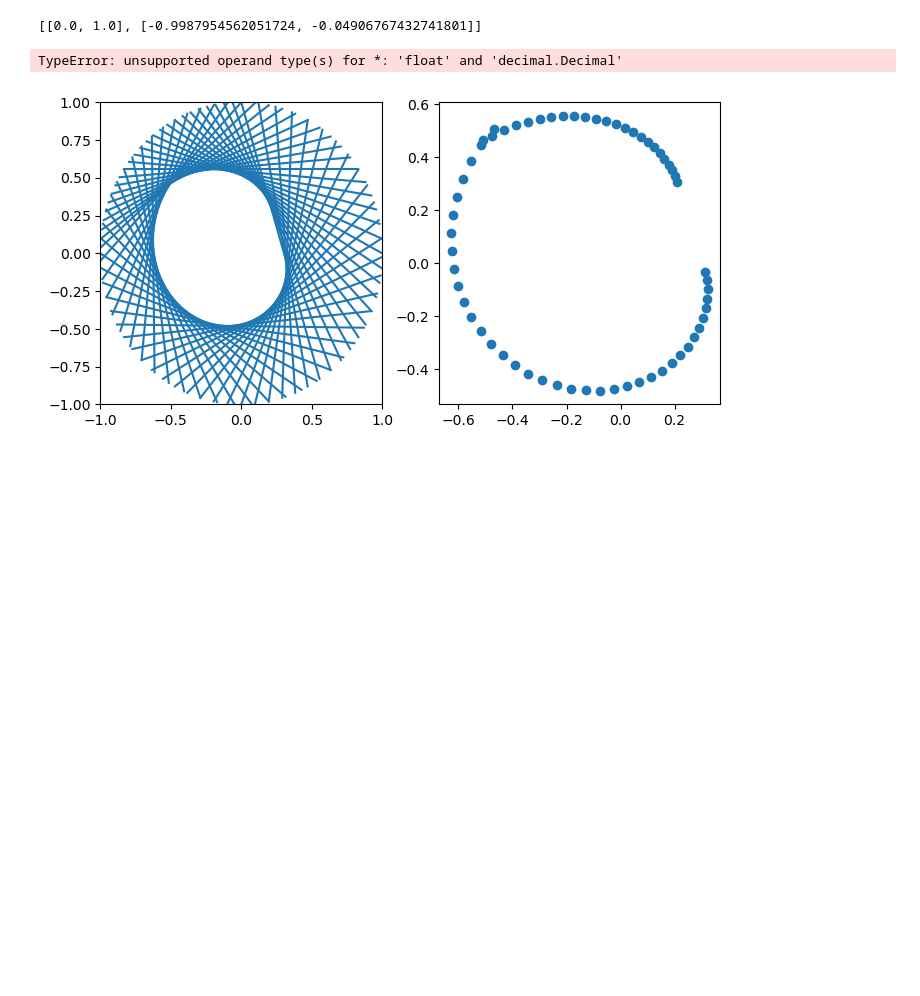
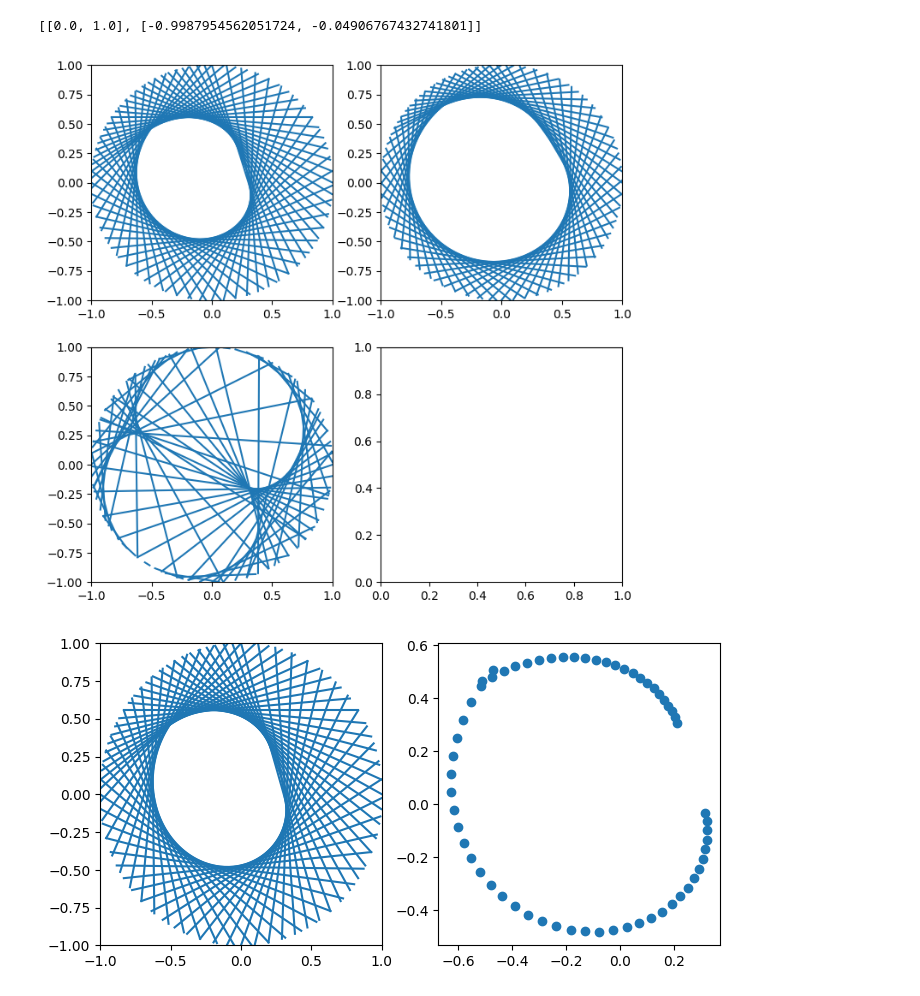
Before and after one commit to Sultanow/pedal_curves, a Jupyter notebook: python/notebooks/caustics.ipynb, the cells around one changed output. Saved outputs shown, nothing was run; the diff lists cells and outputs as text; code cells hidden in the pictures; blank space fills up the shorter version.

Commit message:
Remove primes

```diff
--- a/python/notebooks/caustics.ipynb
+++ b/python/notebooks/caustics.ipynb
@@ -41,61 +41,61 @@ def dreamcatcher(ax, func):
     line_coordinates = []
     height=8
 
     for i in range(1, 2**height, 2):
         if i < 128:
             continue
         x1, y1 = rotate(0.0, 1.0, get_number_angle(i))
         x2, y2 = rotate(0.0, 1.0, get_number_angle(func(i)))
         line_coordinates.append([[x1, y1], [x2, y2]])
         line(ax, x1, y1, x2, y2)
 
     return line_coordinates
 
-def dreamcatcher_prime(ax):
-    infile = open('primes_179424673.bin', 'rb')
-    primes = pickle.load(infile)
-    infile.close()
+# def dreamcatcher_prime(ax):
+#     infile = open('primes_179424673.bin', 'rb')
+#     primes = pickle.load(infile)
+#     infile.close()
 
-    line_coordinates = []
+#     line_coordinates = []
 
-    ax.set_xlim([-1,1])
-    ax.set_ylim([-1,1])
+#     ax.set_xlim([-1,1])
+#     ax.set_ylim([-1,1])
 
-    for i in range(len(primes)):
-        if len(primes)<=i**2:
-            break
-        x1, y1 = rotate(0.0, 1.0, get_number_angle(primes[i]))
-        x2, y2 = rotate(0.0, 1.0, get_number_angle(primes[i**2]))
-        line(ax, x1, y1, x2, y2)
-        line_coordinates.append([[x1, y1], [x2, y2]])
-        line(ax, x1, y1, x2, y2)
+#     for i in range(len(primes)):
+#         if len(primes)<=i**2:
+#             break
+#         x1, y1 = rotate(0.0, 1.0, get_number_angle(primes[i]))
+#         x2, y2 = rotate(0.0, 1.0, get_number_angle(primes[i**2]))
+#         line(ax, x1, y1, x2, y2)
+#         line_coordinates.append([[x1, y1], [x2, y2]])
+#         line(ax, x1, y1, x2, y2)
 
-    return line_coordinates
+#     return line_coordinates
 
 line_coordinates = dreamcatcher(ax[0], lambda number: number*10)
 print(line_coordinates[0])
 
 dreamcatcher(ax[1], lambda number: number*19)
 dreamcatcher(ax[2], lambda number: number**3)
 
-infile = open('primes_179424673.bin', 'rb')
-primes = pickle.load(infile)
-infile.close()
+# infile = open('primes_179424673.bin', 'rb')
+# primes = pickle.load(infile)
+# infile.close()
 
-ax[3].set_xlim([-1,1])
-ax[3].set_ylim([-1,1])
+# ax[3].set_xlim([-1,1])
+# ax[3].set_ylim([-1,1])
 
-for i in range(len(primes)):
-    if len(primes)<=i**2:
-        break
-    x1, y1 = rotate(0.0, 1.0, get_number_angle(primes[i]))
-    x2, y2 = rotate(0.0, 1.0, get_number_angle(primes[i**2]))
-    line(ax[3], x1, y1, x2, y2)
+# for i in range(len(primes)):
+#     if len(primes)<=i**2:
+#         break
+#     x1, y1 = rotate(0.0, 1.0, get_number_angle(primes[i]))
+#     x2, y2 = rotate(0.0, 1.0, get_number_angle(primes[i**2]))
+#     line(ax[3], x1, y1, x2, y2)
 
 plt.show()
 # %% [output]
 [[0.0, 1.0], [-0.9987954562051724, -0.04906767432741801]]
-TypeError: unsupported operand type(s) for *: 'float' and 'decimal.Decimal'
+[figure, added]
 # %%
 def line_intersection(line1, line2):
     xdiff = (line1[0][0] - line1[1][0], line2[0][0] - line2[1][0])
```
